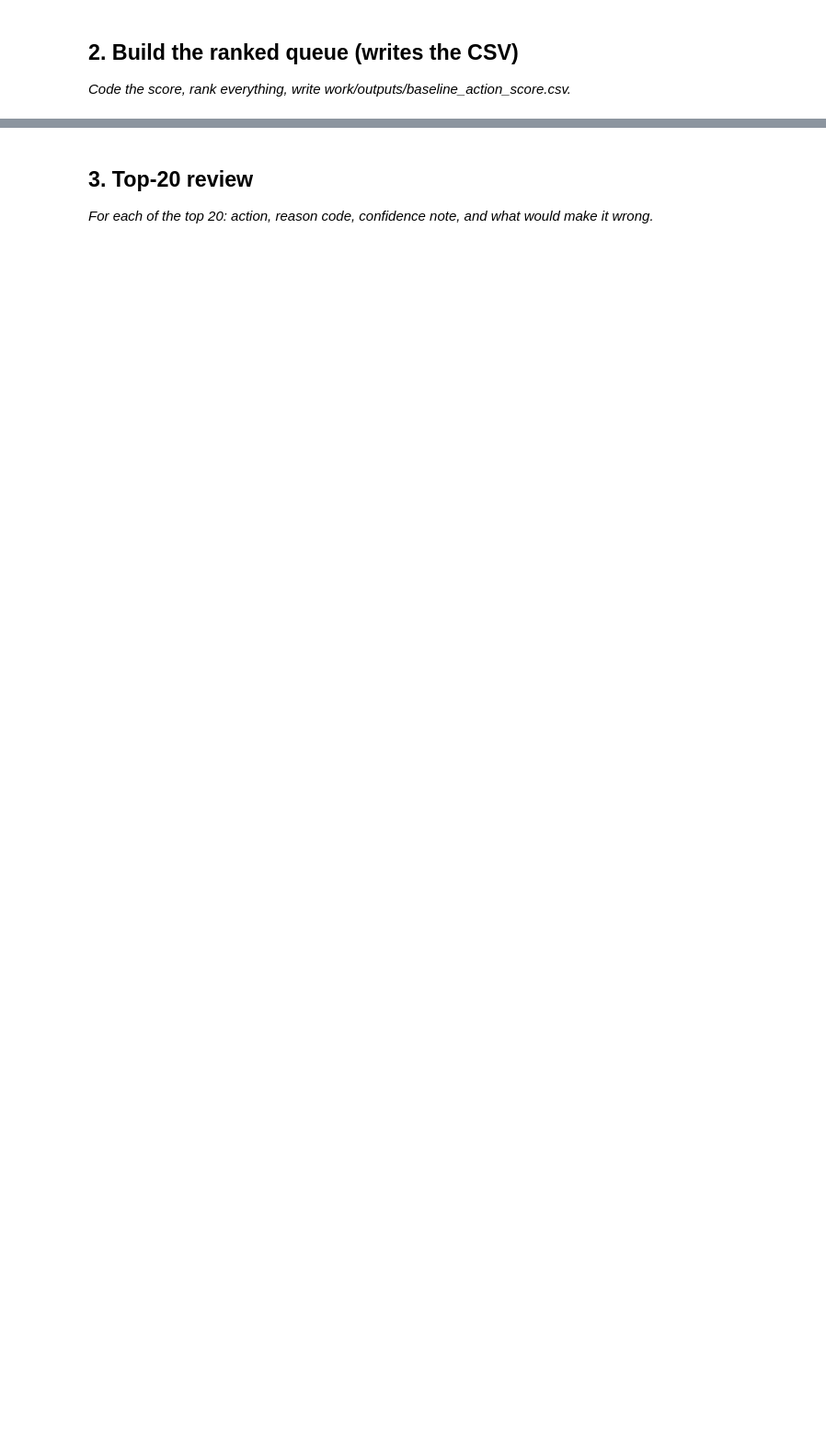
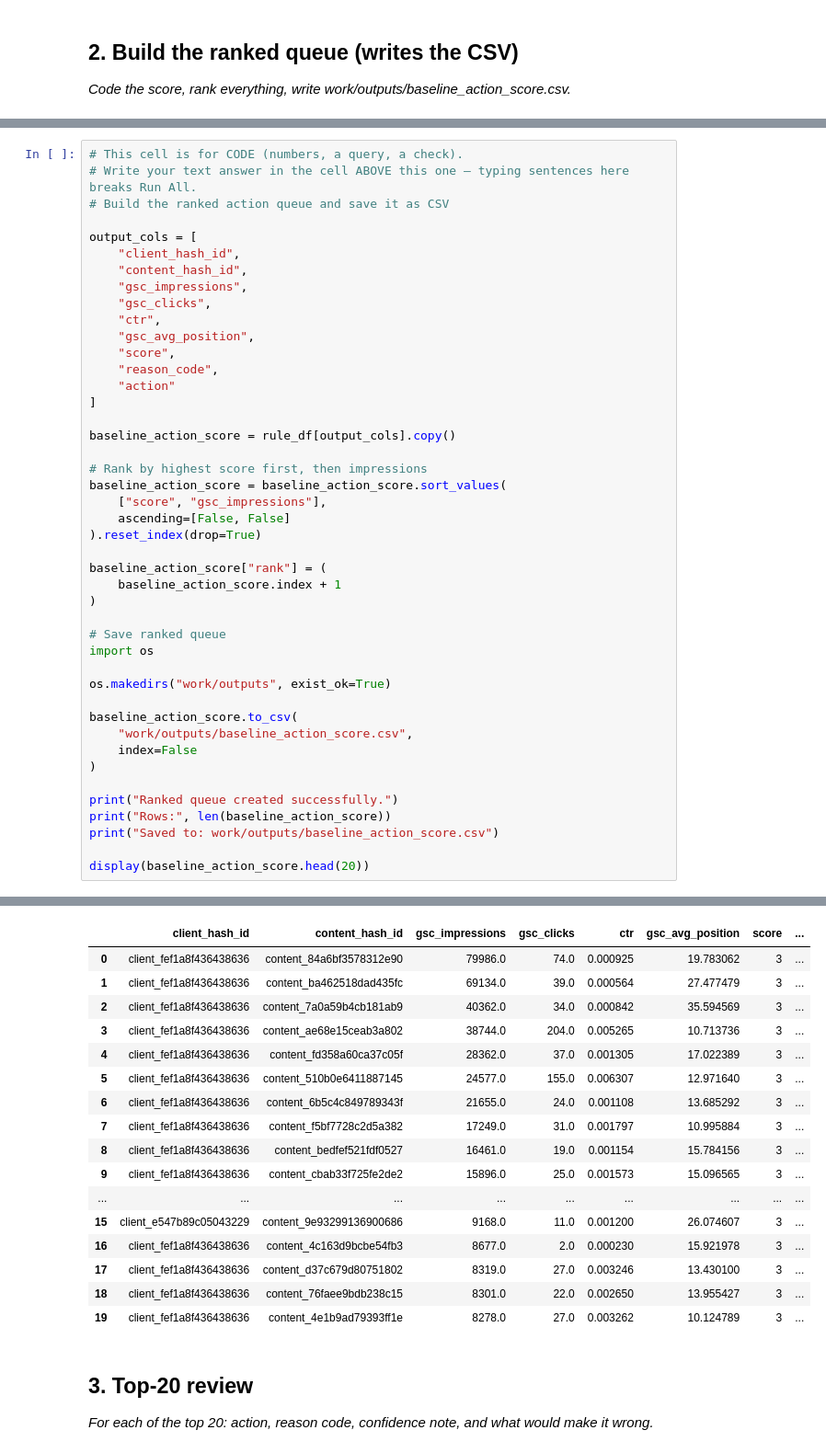
Before and after one commit to palkinsuneja/palkin-flyrank-ml-internship-july-to-sept-2026, a Jupyter notebook: work/notebooks/w04_baseline_score.ipynb, the cells around one changed output, grey strips where cells are left out. Shown at 92% size. Drawn from its saved outputs; the diff is of its cells as text; blank space fills up the shorter version.

```diff
--- a/work/notebooks/w04_baseline_score.ipynb
+++ b/work/notebooks/w04_baseline_score.ipynb
@@ -22,0 +153,45 @@ This skeleton is yours to fill. Work the sections **in order** — each one has
+# %%
+# This cell is for CODE (numbers, a query, a check).
+# Write your text answer in the cell ABOVE this one — typing sentences here breaks Run All.
+# Build the ranked action queue and save it as CSV
+
+output_cols = [
+    "client_hash_id",
+    "content_hash_id",
+    "gsc_impressions",
+    "gsc_clicks",
+    "ctr",
+    "gsc_avg_position",
+    "score",
+    "reason_code",
+    "action"
+]
+
+baseline_action_score = rule_df[output_cols].copy()
+
+# Rank by highest score first, then impressions
+baseline_action_score = baseline_action_score.sort_values(
+    ["score", "gsc_impressions"],
+    ascending=[False, False]
+).reset_index(drop=True)
+
+baseline_action_score["rank"] = (
+    baseline_action_score.index + 1
+)
+
+# Save ranked queue
+import os
+
+os.makedirs("work/outputs", exist_ok=True)
+
+baseline_action_score.to_csv(
+    "work/outputs/baseline_action_score.csv",
+    index=False
+)
+
+print("Ranked queue created successfully.")
+print("Rows:", len(baseline_action_score))
+print("Saved to: work/outputs/baseline_action_score.csv")
+
+display(baseline_action_score.head(20))
+# %% [output]
@@ -23,3 +201,20 @@ This skeleton is yours to fill. Work the sections **in order** — each one has
+|  | client_hash_id | content_hash_id | gsc_impressions | gsc_clicks | ctr | gsc_avg_position | score | ... |
+| 0 | client_fef1a8f436438636 | content_84a6bf3578312e90 | 79986.0 | 74.0 | 0.000925 | 19.783062 | 3 | ... |
+| 1 | client_fef1a8f436438636 | content_ba462518dad435fc | 69134.0 | 39.0 | 0.000564 | 27.477479 | 3 | ... |
+| 2 | client_fef1a8f436438636 | content_7a0a59b4cb181ab9 | 40362.0 | 34.0 | 0.000842 | 35.594569 | 3 | ... |
+| 3 | client_fef1a8f436438636 | content_ae68e15ceab3a802 | 38744.0 | 204.0 | 0.005265 | 10.713736 | 3 | ... |
+| 4 | client_fef1a8f436438636 | content_fd358a60ca37c05f | 28362.0 | 37.0 | 0.001305 | 17.022389 | 3 | ... |
+| 5 | client_fef1a8f436438636 | content_510b0e6411887145 | 24577.0 | 155.0 | 0.006307 | 12.971640 | 3 | ... |
+| 6 | client_fef1a8f436438636 | content_6b5c4c849789343f | 21655.0 | 24.0 | 0.001108 | 13.685292 | 3 | ... |
+| 7 | client_fef1a8f436438636 | content_f5bf7728c2d5a382 | 17249.0 | 31.0 | 0.001797 | 10.995884 | 3 | ... |
+| 8 | client_fef1a8f436438636 | content_bedfef521fdf0527 | 16461.0 | 19.0 | 0.001154 | 15.784156 | 3 | ... |
+| 9 | client_fef1a8f436438636 | content_cbab33f725fe2de2 | 15896.0 | 25.0 | 0.001573 | 15.096565 | 3 | ... |
+| ... | ... | ... | ... | ... | ... | ... | ... | ... |
+| 15 | client_e547b89c05043229 | content_9e93299136900686 | 9168.0 | 11.0 | 0.001200 | 26.074607 | 3 | ... |
+| 16 | client_fef1a8f436438636 | content_4c163d9bcbe54fb3 | 8677.0 | 2.0 | 0.000230 | 15.921978 | 3 | ... |
+| 17 | client_fef1a8f436438636 | content_d37c679d80751802 | 8319.0 | 27.0 | 0.003246 | 13.430100 | 3 | ... |
+| 18 | client_fef1a8f436438636 | content_76faee9bdb238c15 | 8301.0 | 22.0 | 0.002650 | 13.955427 | 3 | ... |
+| 19 | client_fef1a8f436438636 | content_4e1b9ad79393ff1e | 8278.0 | 27.0 | 0.003262 | 10.124789 | 3 | ... |
 # %% [markdown]
 ## 3. Top-20 review
 
```
Also changed, not shown: parts of 11 cells of this notebook.
